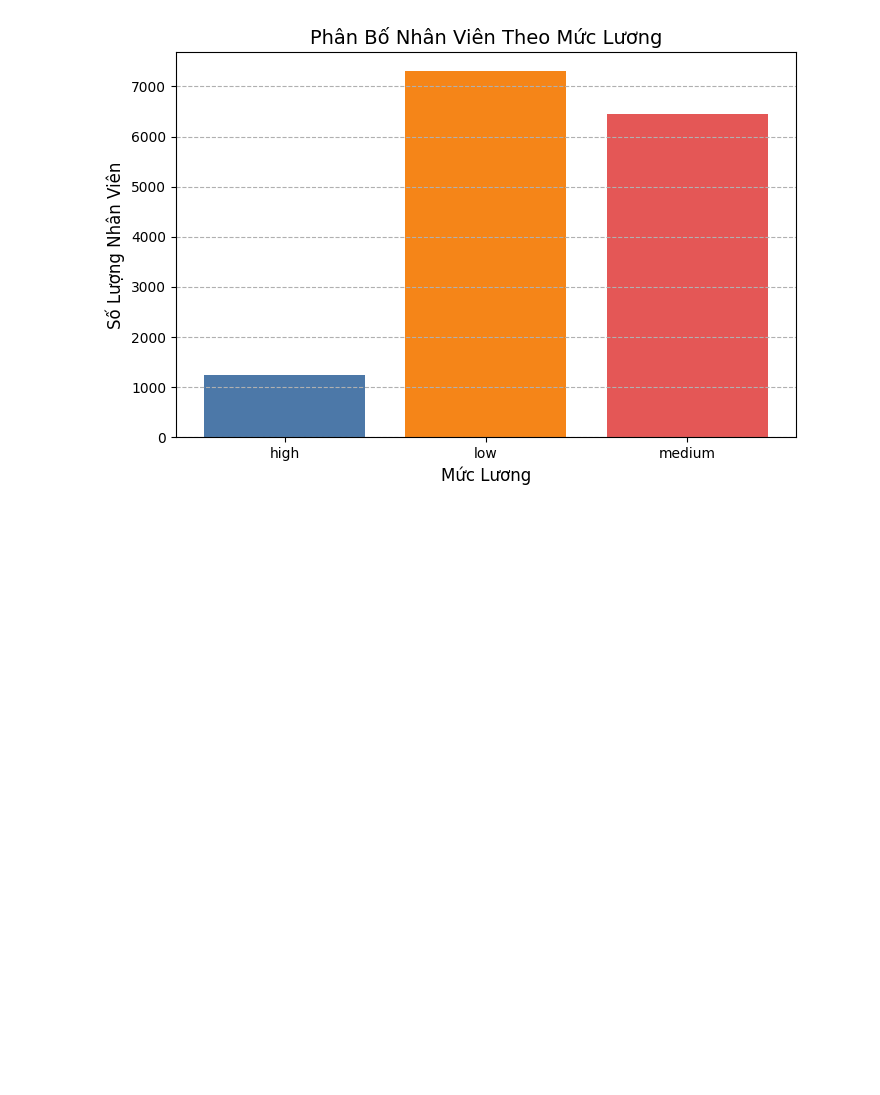
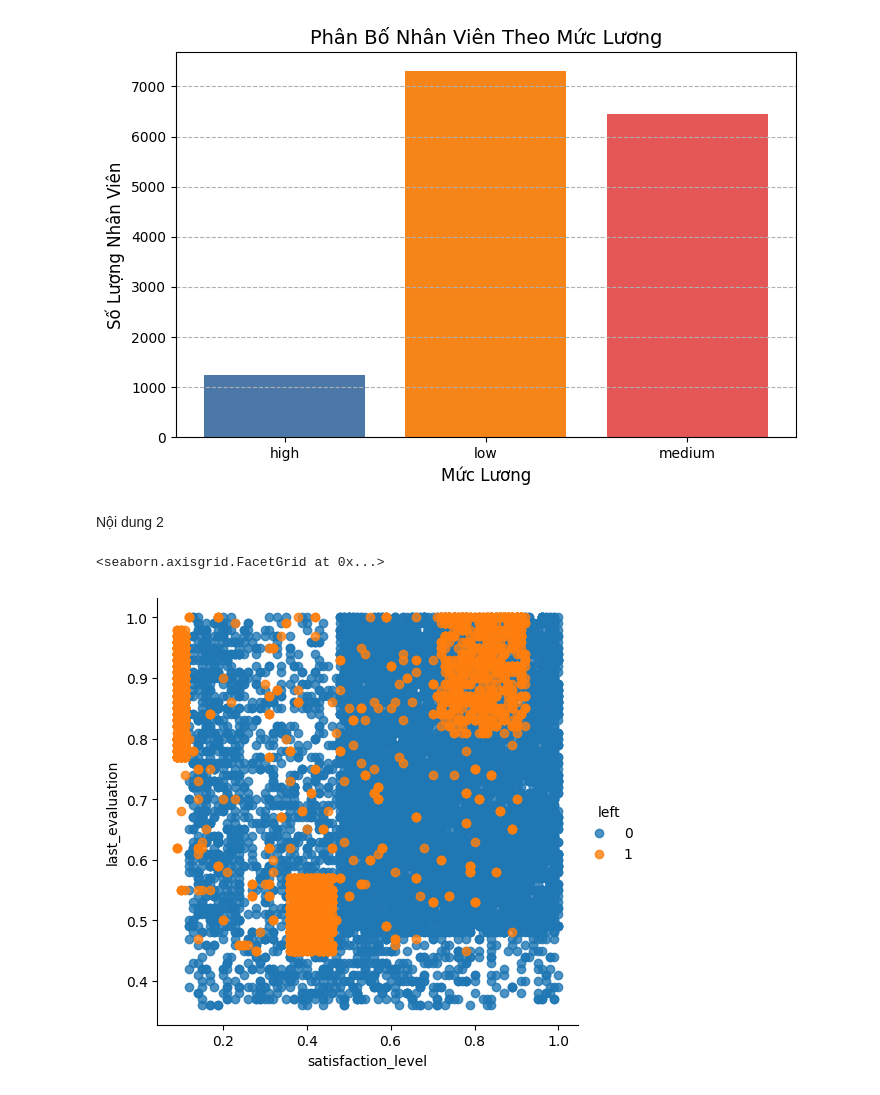
Before and after one commit to dothanh881/PTDLnew, a Jupyter notebook: Nhom10_Data-Analysis_Midterm.ipynb, the cells around one changed output. Saved outputs shown, nothing was run; the diff lists cells and outputs as text; code cells hidden in the pictures; blank space fills up the shorter version.

```diff
--- a/Nhom10_Data-Analysis_Midterm.ipynb
+++ b/Nhom10_Data-Analysis_Midterm.ipynb
@@ -74,3 +74,11 @@ plt.grid(axis='y', linestyle="--", alpha=1)
 plt.show()
 # %% [output]
 [figure]
+# %% [markdown]
+Nội dung 2
+# %%
+import seaborn as sns
+sns.lmplot(x='satisfaction_level', y='last_evaluation', data=df, hue='left',fit_reg=False)
+# %% [output]
+<seaborn.axisgrid.FacetGrid at 0x...>
+[figure, added]
```
Also changed, not shown: parts of 4 cells of this notebook, 1 other file.
